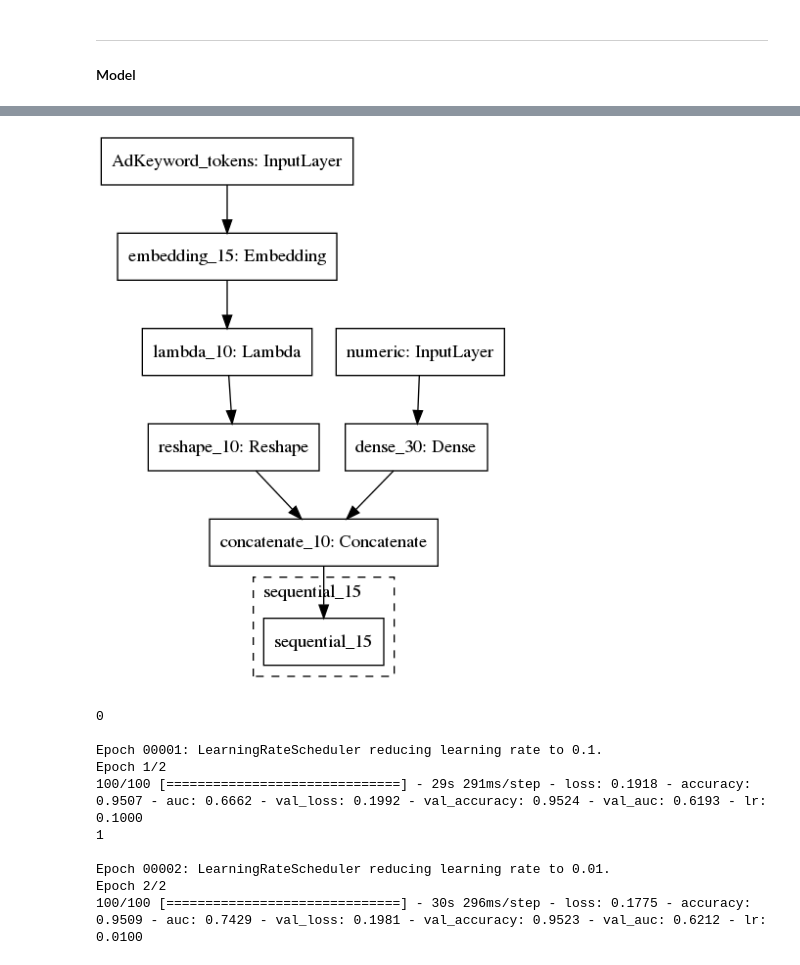
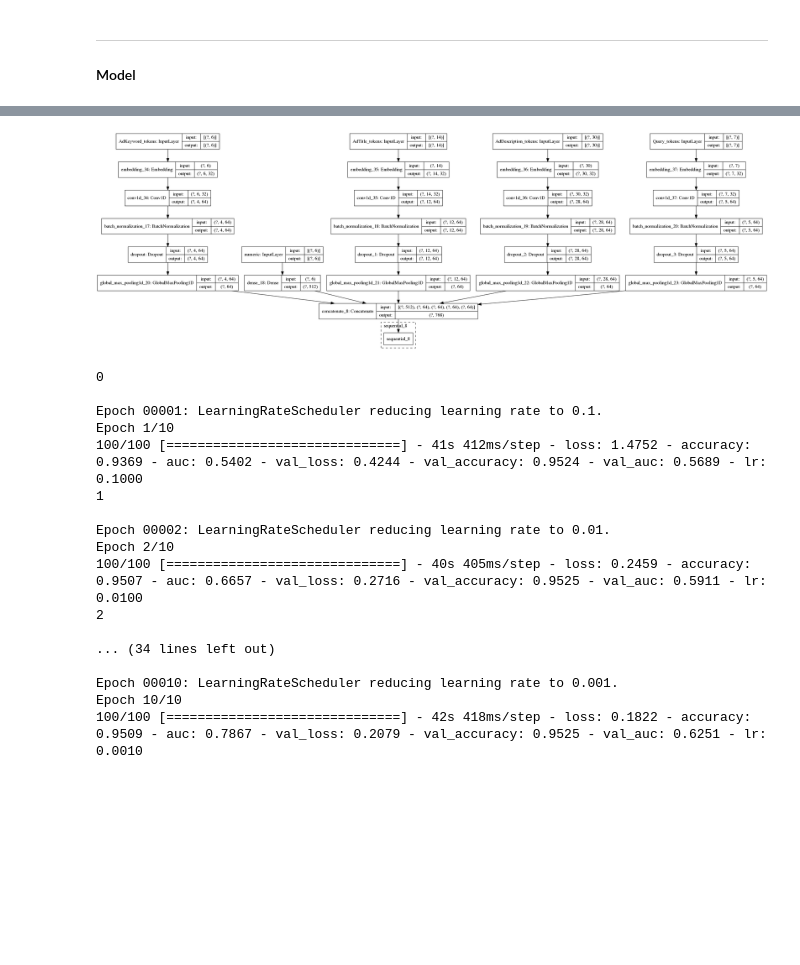
Before and after one commit to kaletap/adclick, a Jupyter notebook: bag_of_words.ipynb, the cells around one changed output, grey strips where cells are left out. Saved outputs shown, nothing was run; the diff lists cells and outputs as text; code cells hidden in the pictures; blank space fills up the shorter version.

Commit message:
Fancy convolutional model with dropout and batch normalization.

```diff
--- a/bag_of_words.ipynb
+++ b/bag_of_words.ipynb
@@ -18,7 +21,7 @@ tf.__version__, tf.keras.__version__
 # %%
 train = tf.data.experimental.make_csv_dataset("data/train_small.tsv",
                                            field_delim="\t",
-                                           batch_size=1_000,
+                                           batch_size=1000,
 #                                            compression_type="GZIP",
                                            label_name="Click",
                                            num_epochs=1)
@@ -61,29 +73,43 @@ test = test\
 ---
 #### Model
 # %%
-EMBEDDING_DIM = 12
-
-embedding_layer = tf.keras.layers.Embedding(input_dim=n_words, output_dim=EMBEDDING_DIM, mask_zero=False, input_length=max_length)
+EMBEDDING_DIM = 32
 
 x_num_input = tf.keras.Input(shape=(6, ), name="numeric")
+# x_cat_input = tf.keras.Input(shape=(3, ), name="Gender")
+# x_cat = tf.feature_column.categorical_column_with_vocabulary_list("Gender", [0, 1, 2])
+# x_num = tf.keras.layers.Concatenate(axis=-1)([x_num_input, x_cat])
 x_num = tf.keras.layers.Dense(512, activation="relu")(x_num_input)
 
-x_emb_input = tf.keras.Input(shape=(max_length), name="AdKeyword_tokens")  # model doesn't work with ragged tensor
-x_emb = embedding_layer(x_emb_input)
-x_emb = tf.keras.layers.Lambda(lambda x: tf.reduce_mean(x, axis=1, keepdims=False, name="Average"))(x_emb)
+embeddings = []
+embedding_inputs = []
+for name in TOKENS_FEATURES:
+    embedding_layer = tf.keras.layers.Embedding(input_dim=n_words[name],
+                                                output_dim=EMBEDDING_DIM,
+                                                mask_zero=False,
+                                                input_length=max_length[name])
+    x_emb_input = tf.keras.Input(shape=(max_length[name]), name=name)  # model doesn't work with ragged tensor
+    embedding_inputs.append(x_emb_input)  # appending to inputs
+    x_emb = embedding_layer(x_emb_input)
+    x_emb = tf.keras.layers.Conv1D(64, kernel_size=3, kernel_regularizer=l2(0.01), use_bias=False)(x_emb)
+    x_emb = tf.keras.layers.BatchNormalization()(x_emb)
+    x_emb = tf.keras.layers.Dropout(0.5)(x_emb)
+    x_emb = tf.keras.layers.GlobalMaxPooling1D()(x_emb)
+#     x_emb = tf.keras.layers.Lambda(lambda x: tf.reduce_mean(x, axis=1, keepdims=False, name="Average"))(x_emb)
+    embeddings.append(x_emb)
 
-x_emb = tf.keras.layers.Reshape([EMBEDDING_DIM])(x_emb)
-
-x = tf.keras.layers.Concatenate(axis=-1)([x_num, x_emb])
+x = tf.keras.layers.Concatenate(axis=-1)([x_num, *embeddings])
 
 feedforward = tf.keras.Sequential([
-    tf.keras.layers.Dense(256, activation="relu"),
+    tf.keras.layers.Dense(128, activation="relu", use_bias=False, kernel_regularizer=l2(0.01)),
+    tf.keras.layers.BatchNormalization(),
+    tf.keras.layers.Dropout(0.5),
     tf.keras.layers.Dense(1, activation="sigmoid", name="prediction"),
 ])
 
 output = feedforward(x)
 
-model = tf.keras.Model(inputs=[x_num_input, x_emb_input], outputs=output, name="Adclick")
+model = tf.keras.Model(inputs=[x_num_input, *embedding_inputs], outputs=output, name="Adclick")
 
 model.compile(
     optimizer=tf.keras.optimizers.Adam(),
@@ -112,8 +138,8 @@ Non-trainable params: 0
 __________________________________________________________________________________________________
 # %%
-tf.keras.utils.plot_model(model, expand_nested=True)
+tf.keras.utils.plot_model(model, expand_nested=True, show_shapes=True)
 # %% [output]
-[figure, old version]
+[figure, new version]
 # %%
 def schedule(epoch, lr):
     print(epoch)
@@ -125,15 +151,22 @@ def schedule(epoch, lr):
         return 0.001
 scheduler = tf.keras.callbacks.LearningRateScheduler(schedule, verbose=1)
 
-history = model.fit(train, validation_data=test, epochs=2, callbacks=[scheduler])
+history = model.fit(train, validation_data=test, epochs=10, callbacks=[scheduler])
 # %% [output]
 0
 
 Epoch 00001: LearningRateScheduler reducing learning rate to 0.1.
-Epoch 1/2
-100/100 [==============================] - 29s 291ms/step - loss: 0.1918 - accuracy: 0.9507 - auc: 0.6662 - val_loss: 0.1992 - val_accuracy: 0.9524 - val_auc: 0.6193 - lr: 0.1000
+Epoch 1/10
+100/100 [==============================] - 41s 412ms/step - loss: 1.4752 - accuracy: 0.9369 - auc: 0.5402 - val_loss: 0.4244 - val_accuracy: 0.9524 - val_auc: 0.5689 - lr: 0.1000
 1
 
 Epoch 00002: LearningRateScheduler reducing learning rate to 0.01.
-Epoch 2/2
-100/100 [==============================] - 30s 296ms/step - loss: 0.1775 - accuracy: 0.9509 - auc: 0.7429 - val_loss: 0.1981 - val_accuracy: 0.9523 - val_auc: 0.6212 - lr: 0.0100
+Epoch 2/10
+100/100 [==============================] - 40s 405ms/step - loss: 0.2459 - accuracy: 0.9507 - auc: 0.6657 - val_loss: 0.2716 - val_accuracy: 0.9525 - val_auc: 0.5911 - lr: 0.0100
+2
+
+... (34 lines left out)
+
+Epoch 00010: LearningRateScheduler reducing learning rate to 0.001.
+Epoch 10/10
+100/100 [==============================] - 42s 418ms/step - loss: 0.1822 - accuracy: 0.9509 - auc: 0.7867 - val_loss: 0.2079 - val_accuracy: 0.9525 - val_auc: 0.6251 - lr: 0.0010
```
Also changed, not shown: parts of 5 cells of this notebook.
